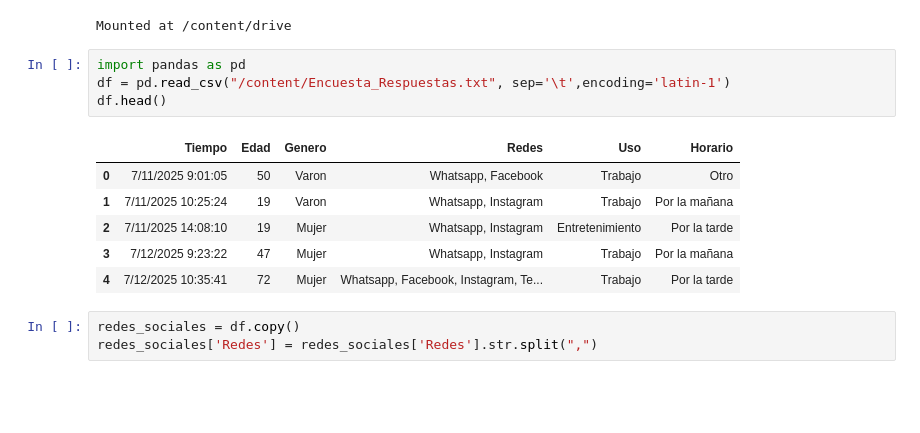
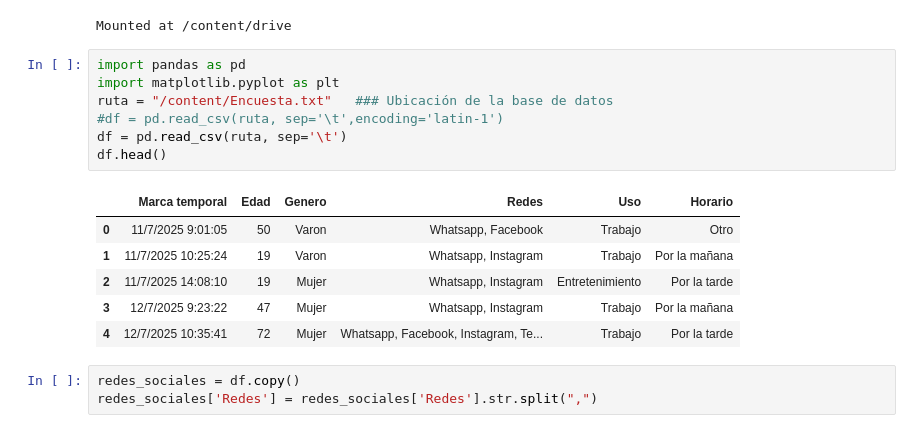
Before and after one commit to MauriLoria/Python, a Jupyter notebook: Encuesta.ipynb, the cells around one changed output. Saved outputs shown, nothing was run; the diff lists cells and outputs as text; blank space fills up the shorter version.

```diff
--- a/Encuesta.ipynb
+++ b/Encuesta.ipynb
@@ -7,15 +7,18 @@ drive.mount('/content/drive')
 Mounted at /content/drive
 # %%
 import pandas as pd
-df = pd.read_csv("/content/Encuesta_Respuestas.txt", sep='\t',encoding='latin-1')
+import matplotlib.pyplot as plt
+ruta = "/content/Encuesta.txt"   ### Ubicación de la base de datos
+#df = pd.read_csv(ruta, sep='\t',encoding='latin-1')
+df = pd.read_csv(ruta, sep='\t')
 df.head()
 # %% [output]
-|  | Tiempo | Edad | Genero | Redes | Uso | Horario |
-| 0 | 7/11/2025 9:01:05 | 50 | Varon | Whatsapp, Facebook | Trabajo | Otro |
-| 1 | 7/11/2025 10:25:24 | 19 | Varon | Whatsapp, Instagram | Trabajo | Por la mañana |
-| 2 | 7/11/2025 14:08:10 | 19 | Mujer | Whatsapp, Instagram | Entretenimiento | Por la tarde |
-| 3 | 7/12/2025 9:23:22 | 47 | Mujer | Whatsapp, Instagram | Trabajo | Por la mañana |
-| 4 | 7/12/2025 10:35:41 | 72 | Mujer | Whatsapp, Facebook, Instagram, Te... | Trabajo | Por la tarde |
+|  | Marca temporal | Edad | Genero | Redes | Uso | Horario |
+| 0 | 11/7/2025 9:01:05 | 50 | Varon | Whatsapp, Facebook | Trabajo | Otro |
+| 1 | 11/7/2025 10:25:24 | 19 | Varon | Whatsapp, Instagram | Trabajo | Por la mañana |
+| 2 | 11/7/2025 14:08:10 | 19 | Mujer | Whatsapp, Instagram | Entretenimiento | Por la tarde |
+| 3 | 12/7/2025 9:23:22 | 47 | Mujer | Whatsapp, Instagram | Trabajo | Por la mañana |
+| 4 | 12/7/2025 10:35:41 | 72 | Mujer | Whatsapp, Facebook, Instagram, Te... | Trabajo | Por la tarde |
 # %%
 redes_sociales = df.copy()
 redes_sociales['Redes'] = redes_sociales['Redes'].str.split(",")
```
Also changed, not shown: parts of 14 cells of this notebook.
